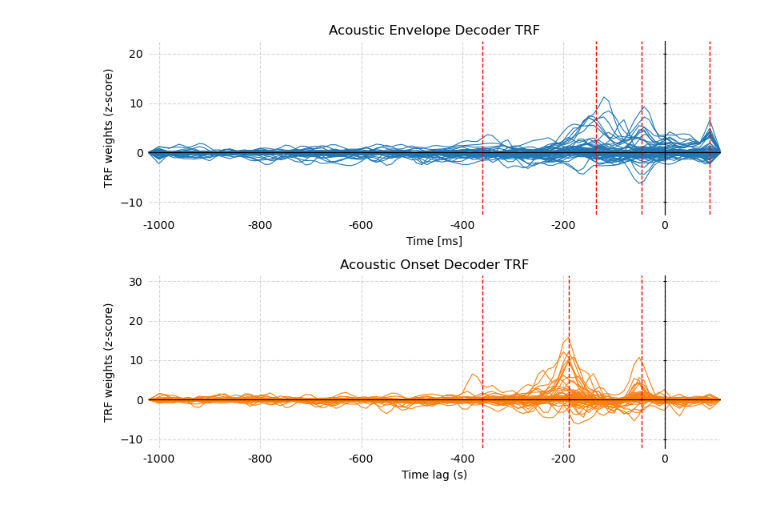
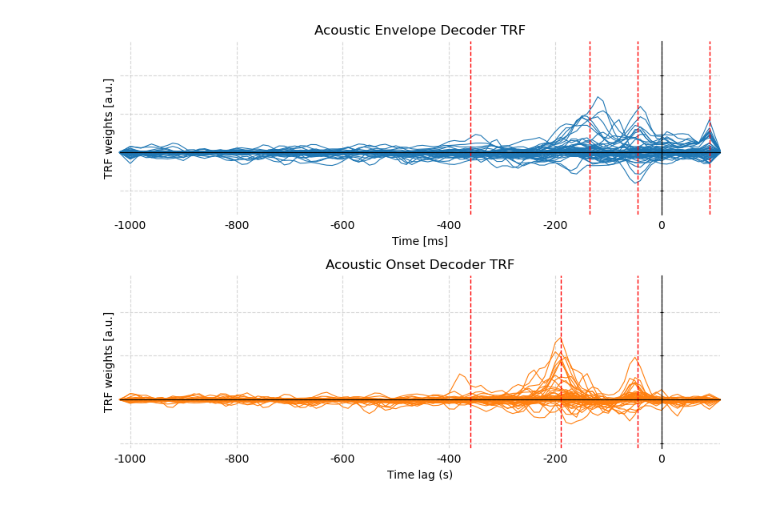
Before and after one commit to manito-coder/Alice, a Jupyter notebook: statistics/statistics-decoder.ipynb, the cells around one changed output. Saved outputs shown, nothing was run; the diff lists cells and outputs as text; code cells hidden in the pictures.

Commit message:
Remove z-score from backward trf plot

```diff
--- a/statistics/statistics-decoder.ipynb
+++ b/statistics/statistics-decoder.ipynb
@@ -41,11 +41,6 @@ for i, model in enumerate(['log', 'onset']):
         trf_plot = trf
 
     # ----------------------------------------
-    # Z-score (NDVar-safe)
-    # ----------------------------------------
-    trf_plot = (trf_plot - trf_plot.mean()) / trf_plot.std()
-
-    # ----------------------------------------
     # Butterfly plot
     # ----------------------------------------
     eelbrain.plot.Butterfly(
@@ -53,7 +48,8 @@ for i, model in enumerate(['log', 'onset']):
         axes=axes[i],
         color='tab:blue' if model == 'log' else 'tab:orange',
         linewidth=0.8,
-        frame='t'
+        frame='t',
+        yticklabels="none"
     )
 
     # ----------------------------------------
@@ -65,32 +61,32 @@ for i, model in enumerate(['log', 'onset']):
 
     # ----------------------------------------
     # Latency lines
     # ----------------------------------------
     latencies = latencies_dict[model]
     for j, t in enumerate(latencies):
         axes[i].axvline(
             t,
             color='red',
             linestyle='--',
             linewidth=1,
             label='Latencies' if j == 0 else None
         )
 
     # ----------------------------------------
     # Formatting
     # ----------------------------------------
     type_model = 'Acoustic Envelope' if model == 'log' else 'Acoustic Onset'
 
     axes[i].set_title(type_model + ' Decoder TRF')
-    axes[i].set_ylabel('TRF weights (z-score)')
+    axes[i].set_ylabel('TRF weights [a.u.]')
     axes[i].axhline(0, linestyle='--', color='black', linewidth=0.8)
     axes[i].axvline(0, linestyle='--', color='black', linewidth=0.8)
     axes[i].grid(True, linestyle='--', alpha=0.5)
 
 # Shared x-axis label
 axes[-1].set_xlabel('Time lag (s)')
 
 plt.tight_layout()
 plt.show()
 # %% [output]
-[figure, old version]
+[figure, new version]
```
Also changed, not shown: 2 other files.
